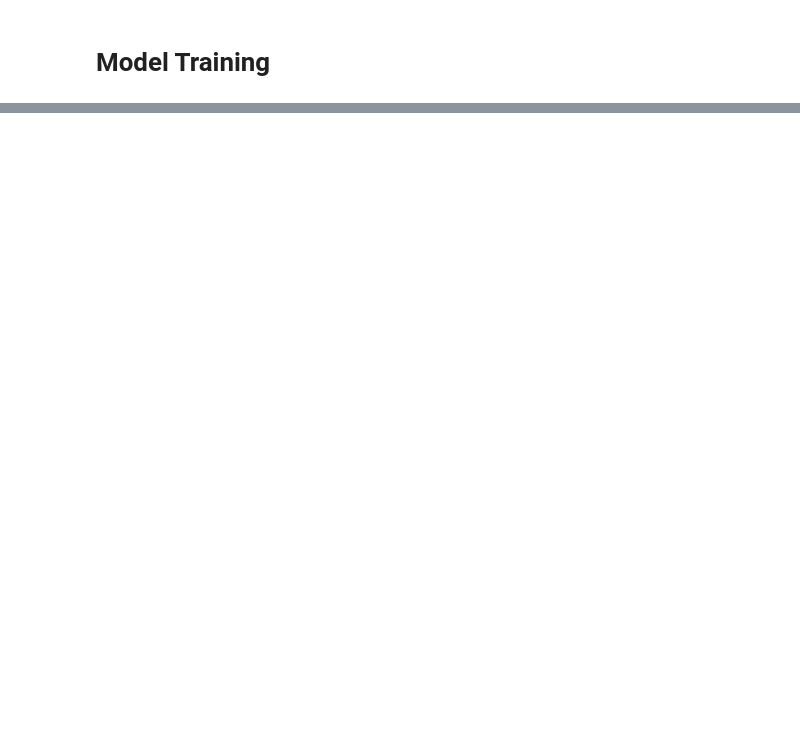
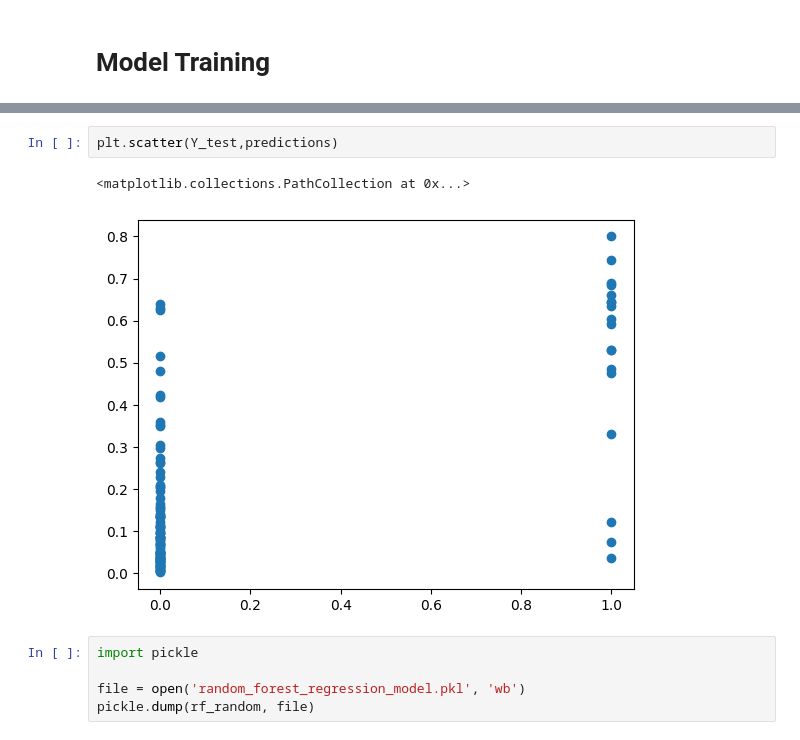
Before and after one commit to IsuruKasun/ML_Project_-Identifying_Age-Related_Conditions, a Jupyter notebook: ML_Project__Identifying_Age_Related_Conditions.ipynb, the cells around one changed output, grey strips where cells are left out. Drawn from its saved outputs; the diff is of its cells as text; blank space fills up the shorter version.

```diff
--- a/ML_Project__Identifying_Age_Related_Conditions.ipynb
+++ b/ML_Project__Identifying_Age_Related_Conditions.ipynb
@@ -191,0 +316,10 @@ import sklearn
+# %%
+plt.scatter(Y_test,predictions)
+# %% [output]
+<matplotlib.collections.PathCollection at 0x...>
+[figure, added]
+# %%
+import pickle
+
+file = open('random_forest_regression_model.pkl', 'wb')
+pickle.dump(rf_random, file)
```
Also changed, not shown: parts of 17 cells of this notebook.
